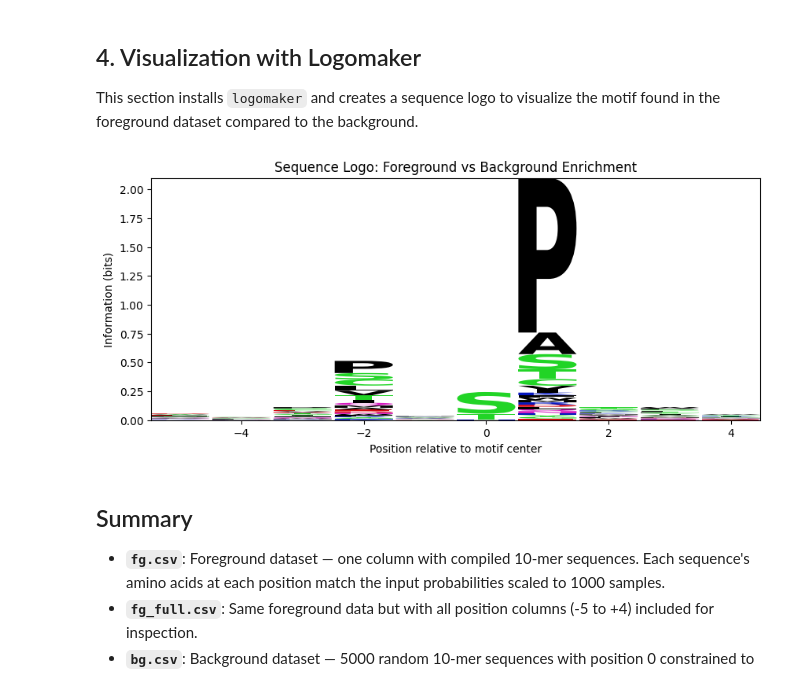
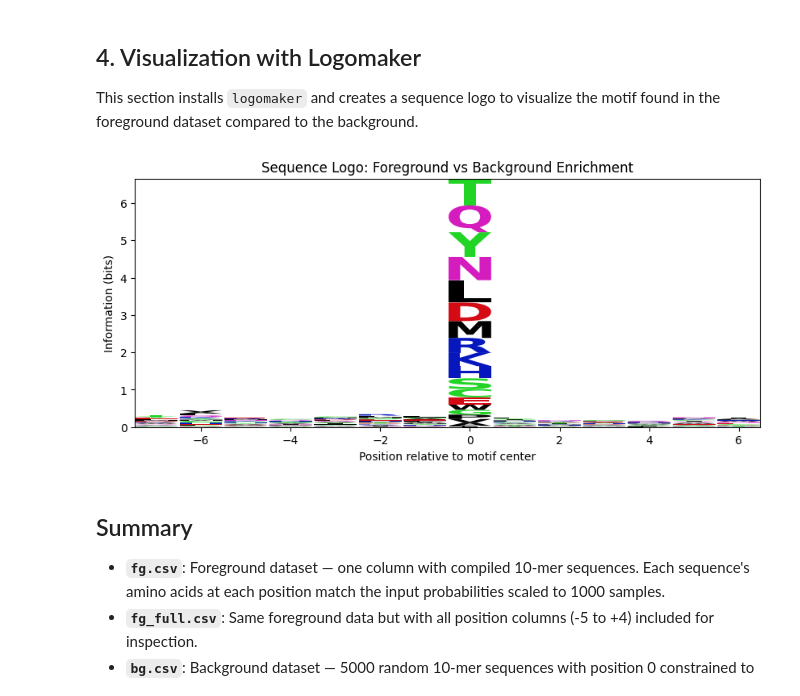
Before and after one commit to CrankyTitanO7/sequenceVis, a Jupyter notebook: colab/sequenceVis.ipynb, the cells around one changed output. Saved outputs shown, nothing was run; the diff lists cells and outputs as text; code cells hidden in the pictures.

Commit message:
Created using Colab
better colab which has adjustable lengths

```diff
--- a/colab/sequenceVis.ipynb
+++ b/colab/sequenceVis.ipynb
@@ -248,0 +233,24 @@ print("//////////////       tests  concluded     //////////////\n")
+# %%
+# Create a dynamic background generator tailored to the current CSV
+def dynamic_bg(chain_length, first_pos, size, rng):
+    bg_seqs = []
+    # Dynamically calculate where "0" falls in the array (e.g., abs(-7) = index 7)
+    zero_index = abs(first_pos)
+
+    for _ in range(size):
+        # Generate a random sequence utilizing the imported biology alphabet
+        seq = list(rng.choice(biology.AMINO_ALPH, size=chain_length))
+
+        # Constrain position 0 to only S or T
+        seq[zero_index] = rng.choice(['S', 'T'])
+
+        # Compile back into a string
+        bg_seqs.append("".join(seq))
+
+    return pd.DataFrame({'bg': bg_seqs})
+
+# Generate background using your globally defined, dynamic variables
+bg_dat = dynamic_bg(CHAIN_LENGTH, FIRST_POS, BG_SIZE, csv_to_fgbg.rng)
+
+print("\n////////////// dynamic background generator tests //////////////")
+print(bg_dat["bg"].head(10).tolist(), end="... and etc\n")
@@ -282,7 +293,10 @@ import matplotlib.pyplot as plt
 
 # Helper to convert a list of sequences into a counts matrix
 def sequences_to_counts(sequences):
-    # Extract position columns
+    # Determine length dynamically from the first sequence if available
+    if not sequences:
+        return pd.DataFrame() # Return empty DataFrame if no sequences
+
     length = len(sequences[0])
     amino_acids = "ACDEFGHIKLMNPQRSTVWY"
     counts_df = pd.DataFrame(0, index=range(length), columns=list(amino_acids))
@@ -292,36 +306,40 @@ def sequences_to_counts(sequences):
             if char in counts_df.columns:
                 counts_df.loc[i, char] += 1
     return counts_df
 
 # 1. Prepare data
 fg_sequences = fg_dat['sequence'].tolist()
 bg_sequences = bg_dat['bg'].tolist()
 
 fg_counts = sequences_to_counts(fg_sequences)
 bg_counts = sequences_to_counts(bg_sequences)
 
 # 2. Create the Probability matrices
 fg_prob = logomaker.transform_matrix(fg_counts, from_type='counts', to_type='probability')
 bg_prob = logomaker.transform_matrix(bg_counts, from_type='counts', to_type='probability')
 
 # 3. Calculate Information Content (Enrichment)
-# FIX: Added from_type='probability' so logomaker knows the input format
+# Now fg_prob and bg_prob should have the same number of rows (CHAIN_LENGTH)
+# and consistent column names.
 logo_df = logomaker.transform_matrix(fg_prob,
                                     from_type='probability',
                                     background=bg_prob,
                                     to_type='information')
-logo_df.index = range(-5, 5)
+
+# Adjust index to match the actual position numbers from the input CSV
+# FIRST_POS and CHAIN_LENGTH should be available globally from csv_input_code
+logo_df.index = range(FIRST_POS, FIRST_POS + CHAIN_LENGTH)
 
 # 4. Plot
 fig, ax = plt.subplots(figsize=(10, 4))
 logo = logomaker.Logo(logo_df, ax=ax, color_scheme='weblogo_protein')
 
 ax.set_ylabel('Information (bits)')
 ax.set_xlabel('Position relative to motif center')
 ax.set_title('Sequence Logo: Foreground vs Background Enrichment')
 plt.show()
 # %% [output]
-[figure, old version]
+[figure, new version]
 # %% [markdown]
 ## Summary
 
```
Also changed, not shown: parts of 14 cells of this notebook.
